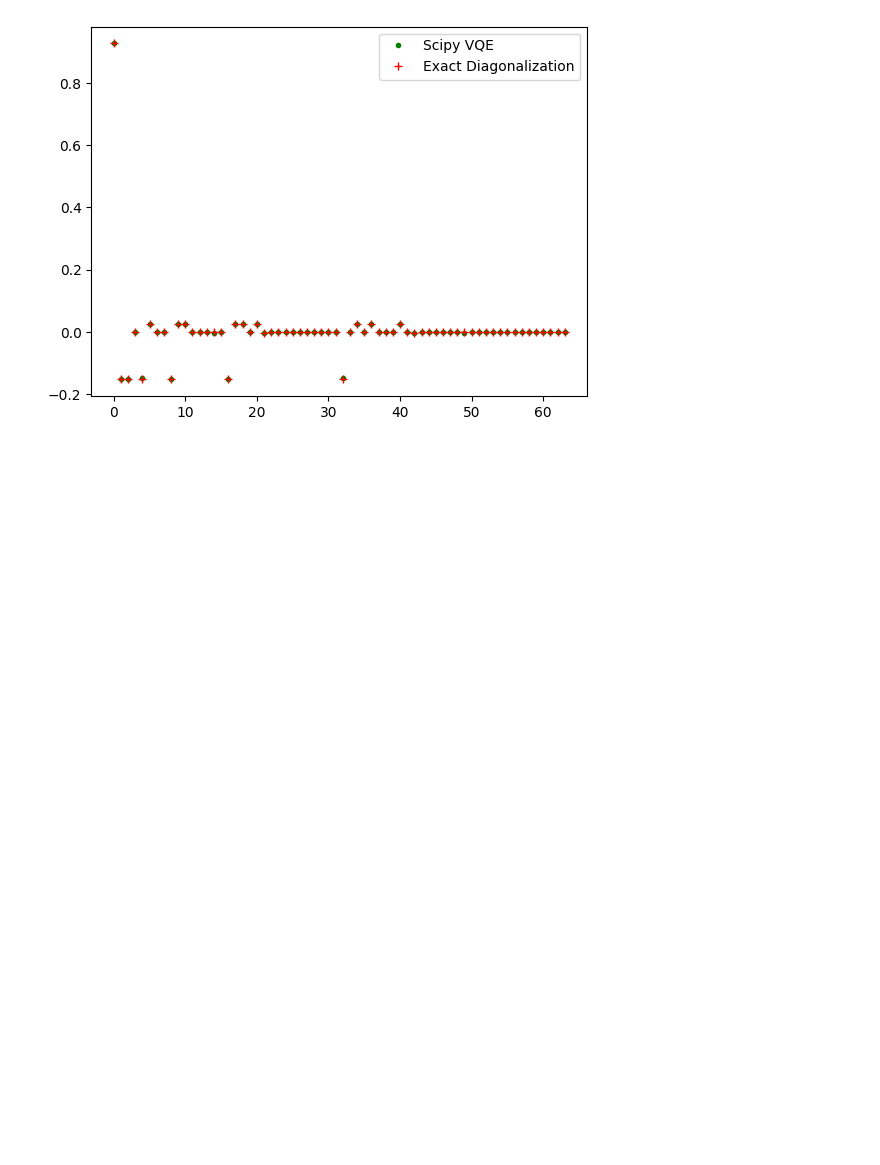
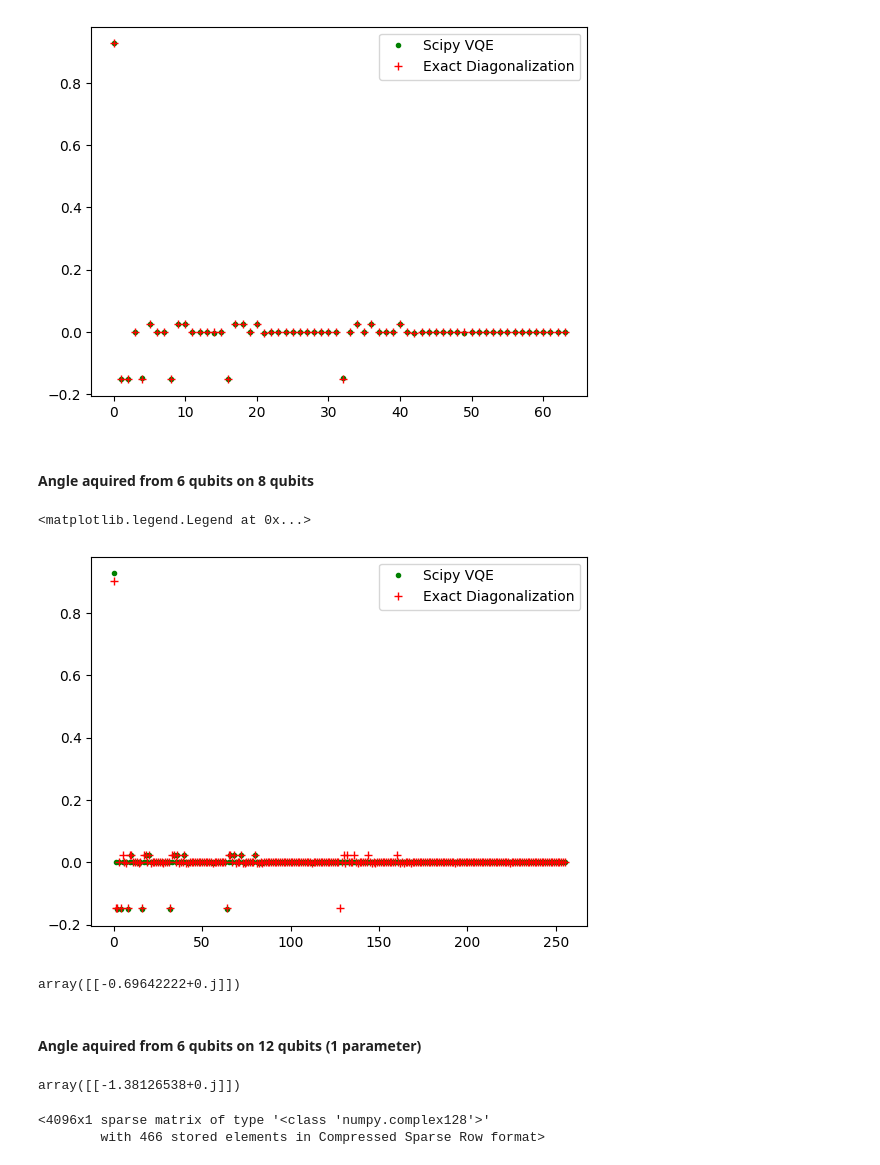
Before and after one commit to zhiyaol/string-breaking, a Jupyter notebook: VQE_for_VacuumPrep.ipynb, the cells around one changed output. Cells and saved outputs as stored; diff of their text form; code cells hidden in the pictures; blank space fills up the shorter version.

Commit message:
complete test for vacuum state generation

```diff
--- a/VQE_for_VacuumPrep.ipynb
+++ b/VQE_for_VacuumPrep.ipynb
@@ -11,7 +13,7 @@ from matplotlib import pyplot as plt
 # %%
 # Layers of VQE
 
-def PYP(angle):
+def PYP(angle,nq):
     n_sets = int(nq/3)
     mat = sp.sparse.identity(2**nq)
     angle = angle/2
@@ -35,12 +37,12 @@ def PYP(angle):
 
     return mat
 # %%
-def vqe_form(angles):
+def vqe_form(angles,nq):
     it = iter(angles)
     mat = sp.sparse.identity(2**nq)
     for i in range(len(angles)):
         angle = next(it)
-        mat @= PYP(angle)
+        mat @= PYP(angle,nq)
     return mat
 # %% [markdown]
 ## Set up function to minimize and initial points
@@ -52,7 +54,8 @@ def vqe_form(angles):
 
 #fake_vac = sp.sparse.csr_array(np.ndarray.flatten(ft.reduce(sp.sparse.kron, [[1,0]]* nq).toarray()))
 
-fake_vac =  sp.sparse.csr_array(ft.reduce(sp.sparse.kron, [[1.,0.]]* nq).toarray()).transpose()
+def fake_vac(nq):
+    return sp.sparse.csr_array(ft.reduce(sp.sparse.kron, [[1.,0.]]* nq).toarray()).transpose()
 # %%
 # Generate a state from a set of angles
 # Calculate full Hamiltonian expectation value for this state
@@ -176,3 +183,17 @@ plt.legend()
 # %% [output]
 <matplotlib.legend.Legend at 0x...>
 [figure]
+# %% [markdown]
+#### Angle aquired from 6 qubits on 8 qubits
+# %%
+ang = [-0.08070716, -0.09582326, -0.14136288]
+nQ_8 = 8
+
+vacuum_8 = np.reshape(vqe_form(ang,nQ_8).dot(fake_vac(nQ_8)).toarray(),-1)
+# %%
+plt.plot(list(range(2**nQ_8)), vacuum_8,'g.',label = 'Scipy VQE')
+plt.plot(list(range(2**nQ_8)), -np.array(mathematica_result_8_SU2),'r+',label = 'Exact Diagonalization')
+plt.legend()
+# %% [output]
+<matplotlib.legend.Legend at 0x...>
+[figure, added]
@@ -178,0 +203,6 @@ plt.legend()
+# %%
+(vacuum_8.getH() @ Hf_8 @ vacuum_8).toarray()
+# %% [output]
+array([[-0.69642222+0.j]])
+# %% [markdown]
+#### Angle aquired from 6 qubits on 12 qubits (1 parameter)
@@ -178,0 +215,9 @@ plt.legend()
+# %%
+(vacuum_12.getH() @ Hf_12 @ vacuum_12).toarray()
+# %% [output]
+array([[-1.38126538+0.j]])
+# %%
+vacuum_12
+# %% [output]
+<4096x1 sparse matrix of type '<class 'numpy.complex128'>'
+        with 466 stored elements in Compressed Sparse Row format>
```
Also changed, not shown: parts of 16 cells of this notebook, 3 other files.
